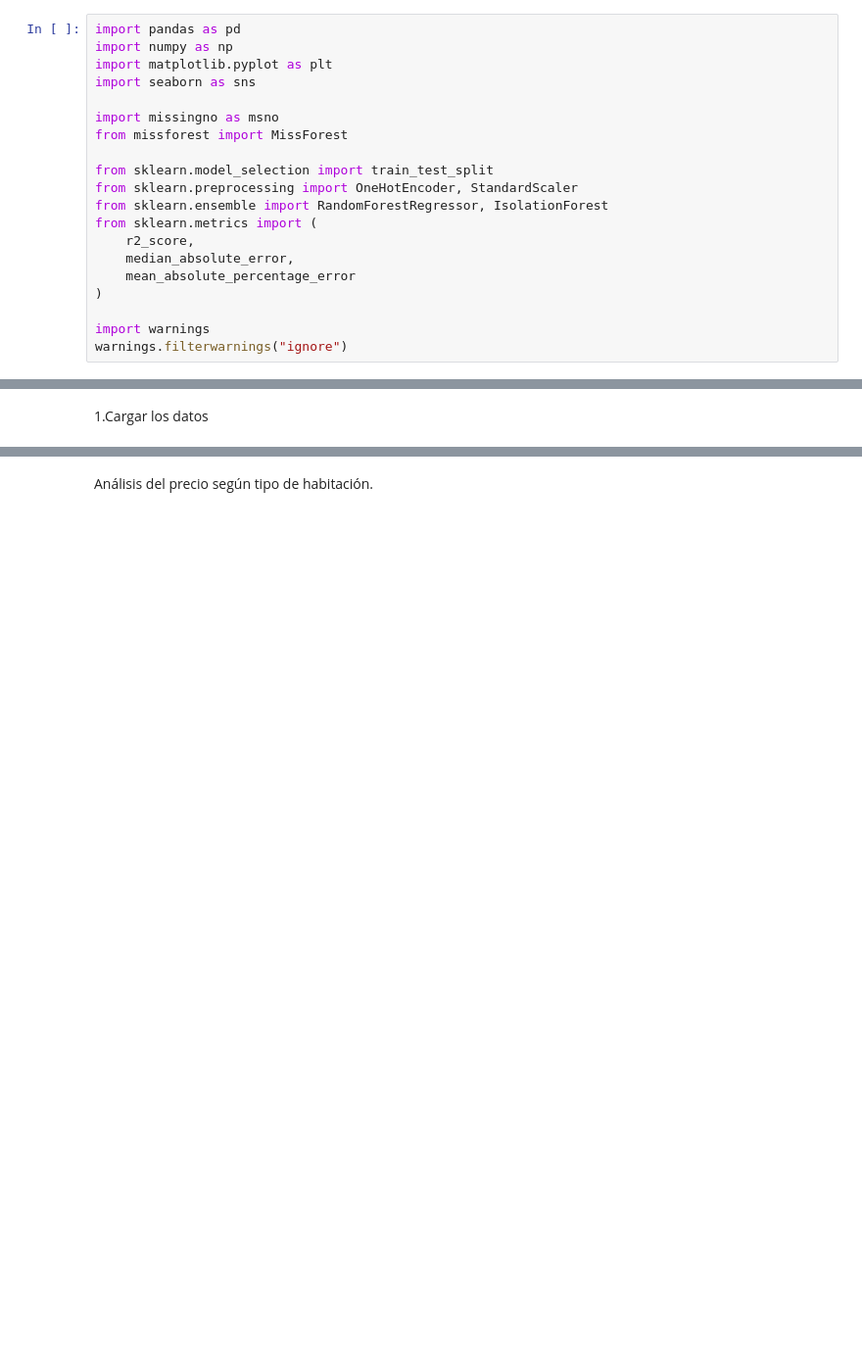
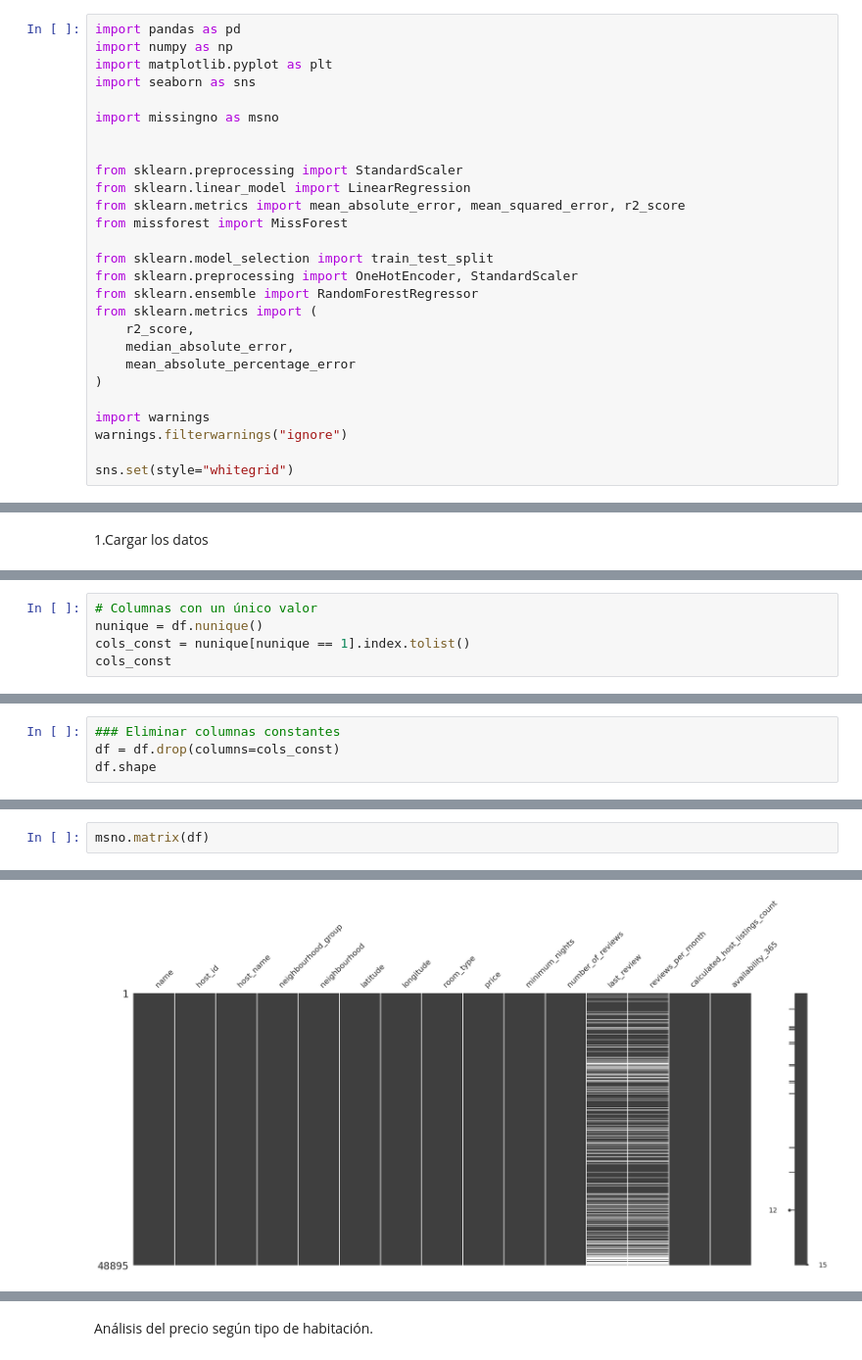
Before and after one commit to 4GeeksAcademy/dori1888-intro-ml, a Jupyter notebook: src/00-eda.ipynb, the cells around one changed output, grey strips where cells are left out. Shown at 98% size. Cells and saved outputs as stored; diff of their text form; blank space fills up the shorter version.

```diff
--- a/src/00-eda.ipynb
+++ b/src/00-eda.ipynb
@@ -25,11 +25,16 @@ import matplotlib.pyplot as plt
 import seaborn as sns
 
 import missingno as msno
+
+
+from sklearn.preprocessing import StandardScaler
+from sklearn.linear_model import LinearRegression
+from sklearn.metrics import mean_absolute_error, mean_squared_error, r2_score
 from missforest import MissForest
 
 from sklearn.model_selection import train_test_split
 from sklearn.preprocessing import OneHotEncoder, StandardScaler
-from sklearn.ensemble import RandomForestRegressor, IsolationForest
+from sklearn.ensemble import RandomForestRegressor
 from sklearn.metrics import (
     r2_score,
     median_absolute_error,
@@ -38,3 +43,5 @@ from sklearn.metrics import (
 
 import warnings
 warnings.filterwarnings("ignore")
+
+sns.set(style="whitegrid")
@@ -74,0 +127,5 @@ df.head()
+# %%
+# Columnas con un único valor
+nunique = df.nunique()
+cols_const = nunique[nunique == 1].index.tolist()
+cols_const
@@ -74,0 +134,4 @@ df.head()
+# %%
+### Eliminar columnas constantes
+df = df.drop(columns=cols_const)
+df.shape
@@ -74,0 +166,3 @@ df.head()
+# %%
+msno.matrix(df)
+# %% [output]
@@ -74,0 +170 @@ df.head()
+[figure, added]
```
Also changed, not shown: parts of 93 cells of this notebook, 1 other file.
